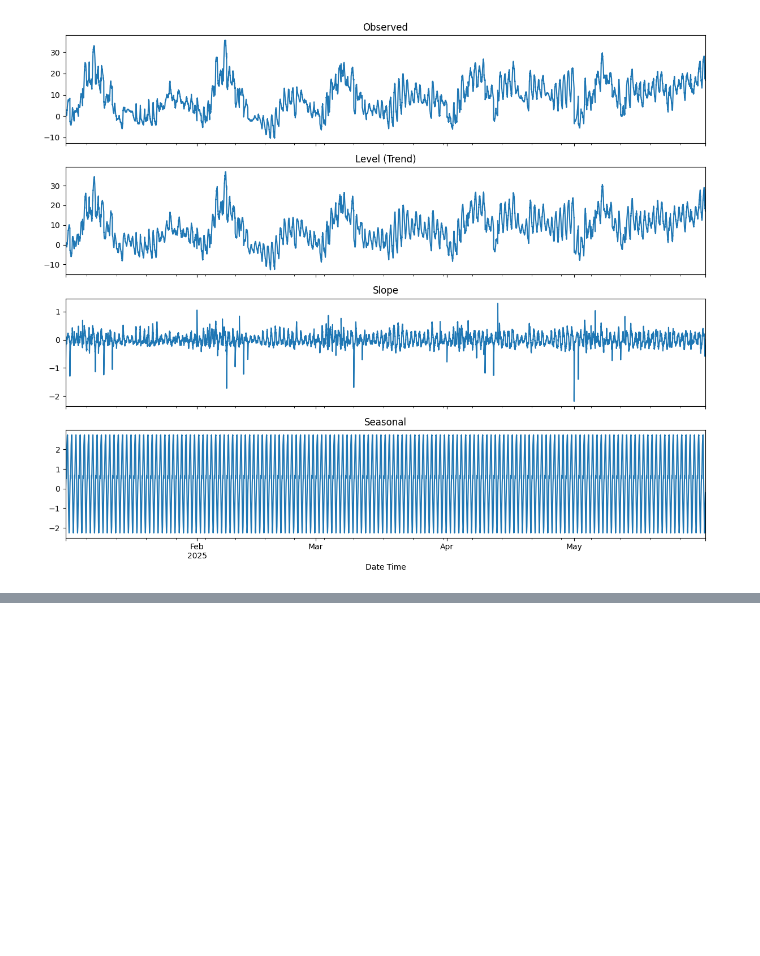
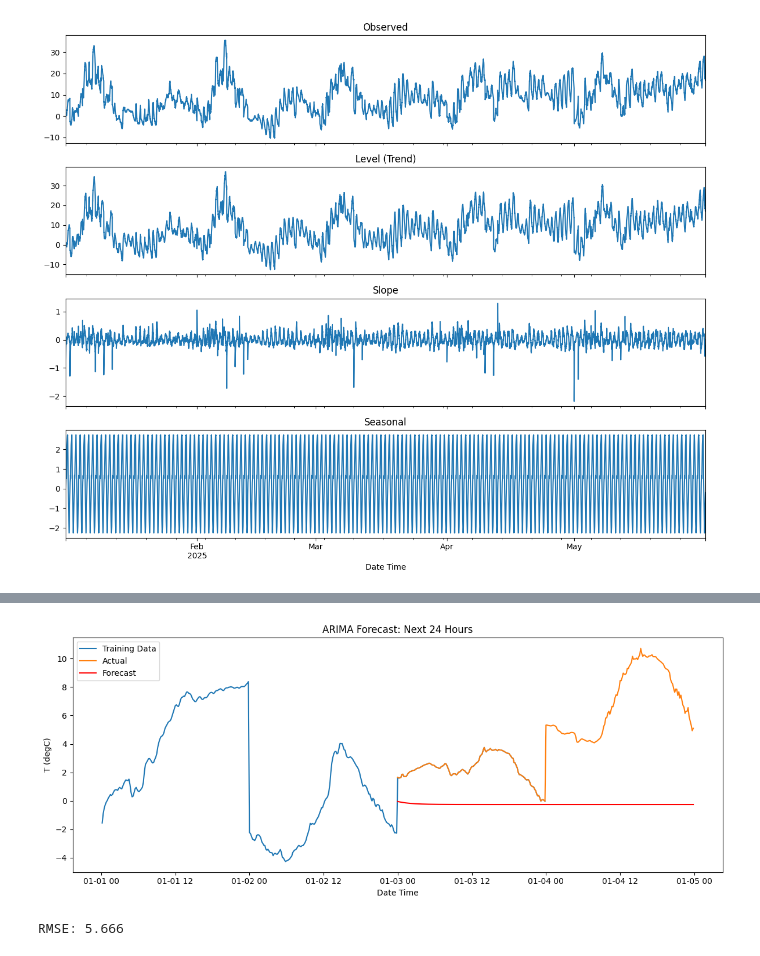
Before and after one commit to jmudong/Forecasting, a Jupyter notebook: arima.ipynb, the cells around one changed output, grey strips where cells are left out. Cells and saved outputs as stored; diff of their text form; code cells hidden in the pictures; blank space fills up the shorter version.

Commit message:
prelim short-term forecasting

```diff
--- a/arima.ipynb
+++ b/arima.ipynb
@@ -128,0 +131,9 @@ plt.show()
+# %%
+# Split into training and testing data
+# Training: 48 hours
+# Testing: 24 hours
+train = df_short["2025-01-01":"2025-01-03"]
+test = df_short["2025-01-03":"2025-01-04"]
+
+print(f"Train shape: {train.shape}")
+print(f"Test shape: {test.shape}")
@@ -128,0 +151,7 @@ plt.show()
+# %%
+# Fit ARIMA Model
+from statsmodels.tsa.arima.model import ARIMA
+
+model = ARIMA(train["T (degC)"], order=(5, 1, 2))  # (p, d, q)
+fit = model.fit()
+print(fit.summary())
@@ -128,0 +176,26 @@ plt.show()
+# %%
+# Forecast results
+forecast = fit.forecast(steps=288)
+
+import matplotlib.pyplot as plt
+
+plt.figure(figsize=(12, 5))
+plt.plot(train.index, train["T (degC)"], label="Training Data")
+plt.plot(test.index, test["T (degC)"], label="Actual")
+plt.plot(test.index, forecast, label="Forecast", color="red")
+plt.title("ARIMA Forecast: Next 24 Hours")
+plt.xlabel("Date Time")
+plt.ylabel("T (degC)")
+plt.legend()
+plt.tight_layout()
+plt.show()
+# %% [output]
+[figure, added]
+# %%
+# Evaluating through RMSE
+from sklearn.metrics import mean_absolute_error, mean_squared_error
+
+rmse = np.sqrt(mean_squared_error(test["T (degC)"], forecast))
+print(f"RMSE: {rmse:.3f}")
+# %% [output]
+RMSE: 5.666
```
Also changed, not shown: parts of 4 cells of this notebook.
